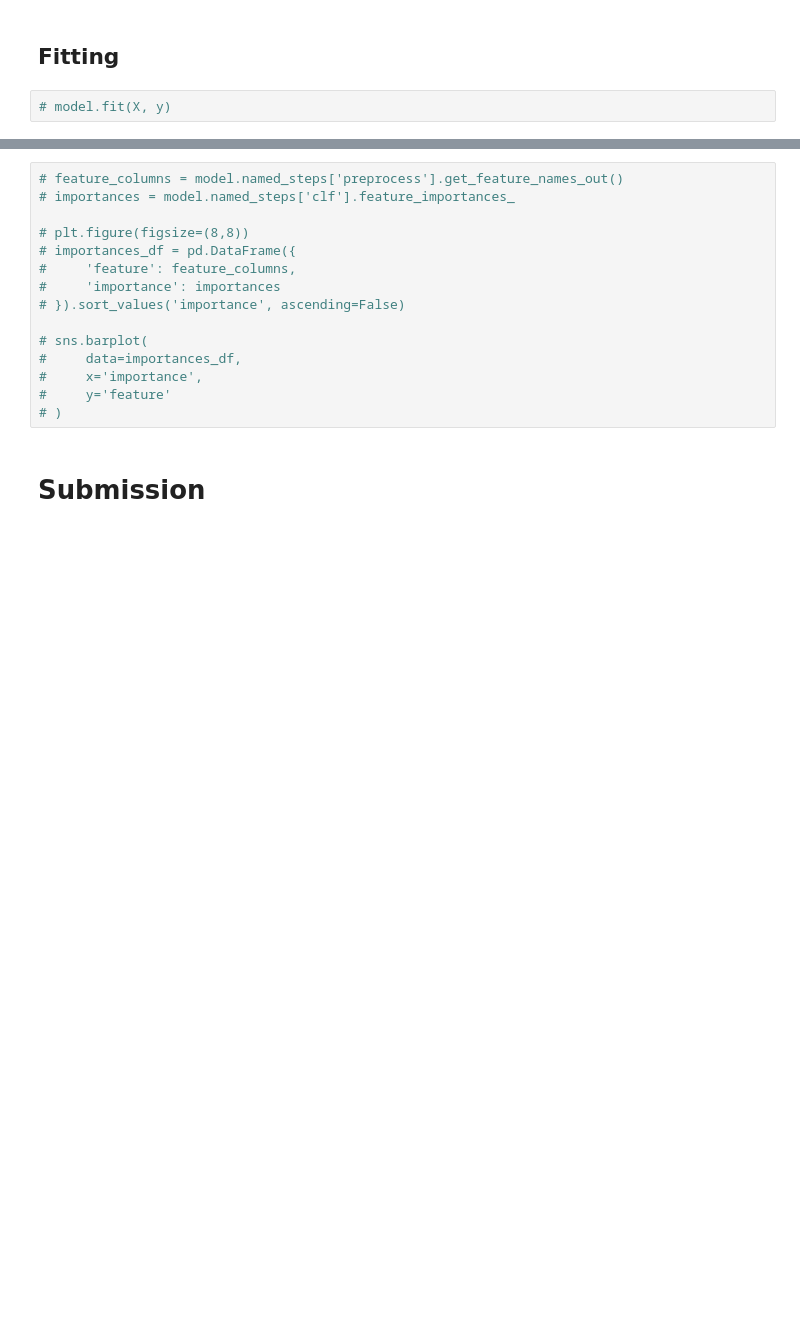
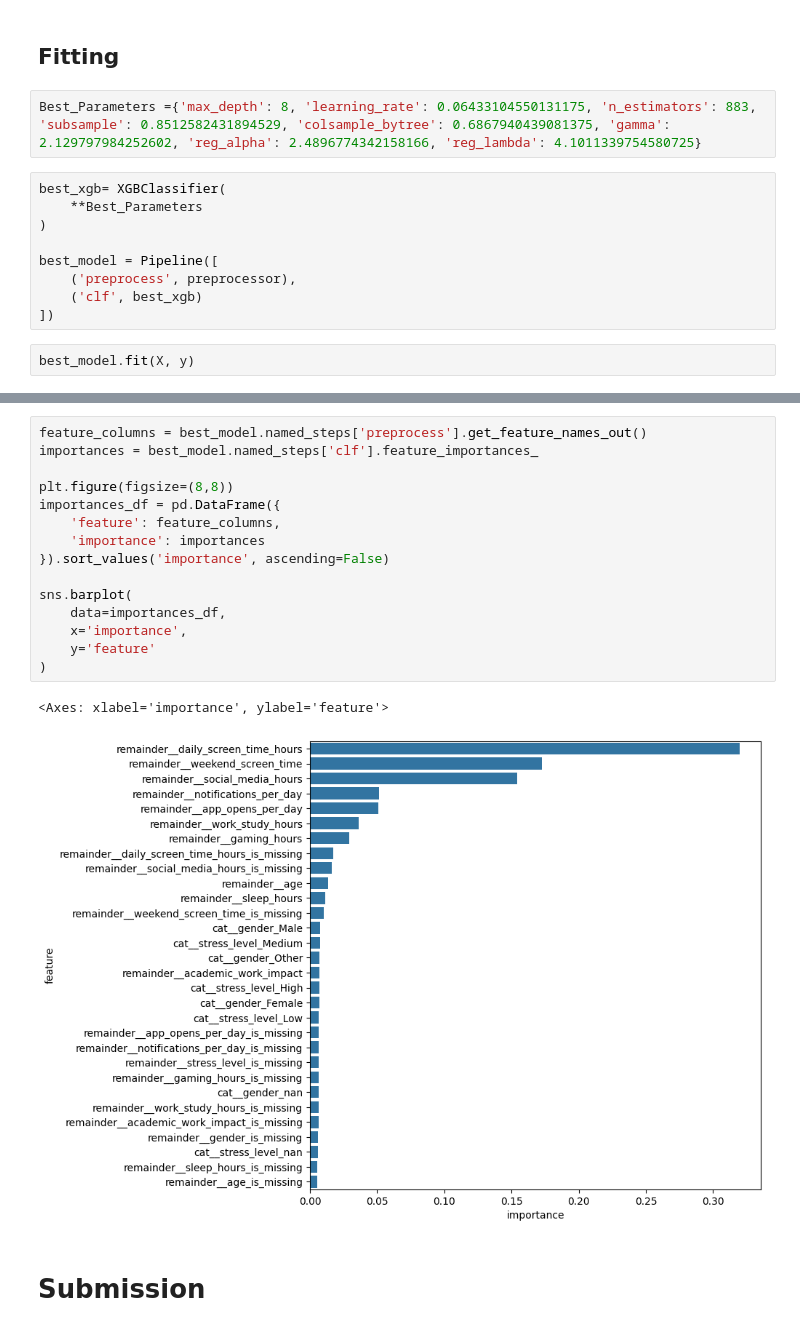
Before and after one commit to gavrilovAlikhan/ML-Practice, a Jupyter notebook: Smartphone Addiction/smatphone-addiction.ipynb, the cells around one changed output, grey strips where cells are left out. Drawn from its saved outputs; the diff is of its cells as text; blank space fills up the shorter version.

Commit message:
optuna best parameters v1

```diff
--- a/Smartphone Addiction/smatphone-addiction.ipynb
+++ b/Smartphone Addiction/smatphone-addiction.ipynb
@@ -392,5 +417,16 @@ print(f"\nBest Parameters: {best_params}")
 #   print(f"Fold: {fold+1}")
 # %% [markdown]
 ## Fitting
+# %%
+Best_Parameters ={'max_depth': 8, 'learning_rate': 0.06433104550131175, 'n_estimators': 883, 'subsample': 0.8512582431894529, 'colsample_bytree': 0.6867940439081375, 'gamma': 2.129797984252602, 'reg_alpha': 2.4896774342158166, 'reg_lambda': 4.1011339754580725}
+# %%
+best_xgb= XGBClassifier(
+    **Best_Parameters
+)
+
+best_model = Pipeline([
+    ('preprocess', preprocessor),
+    ('clf', best_xgb)
+])
 # %%
-# model.fit(X, y)
+best_model.fit(X, y)
@@ -397,18 +456,21 @@ print(f"\nBest Parameters: {best_params}")
 # %%
-# feature_columns = model.named_steps['preprocess'].get_feature_names_out()
-# importances = model.named_steps['clf'].feature_importances_
+feature_columns = best_model.named_steps['preprocess'].get_feature_names_out()
+importances = best_model.named_steps['clf'].feature_importances_
 
-# plt.figure(figsize=(8,8))
-# importances_df = pd.DataFrame({
-#     'feature': feature_columns,
-#     'importance': importances
-# }).sort_values('importance', ascending=False)
+plt.figure(figsize=(8,8))
+importances_df = pd.DataFrame({
+    'feature': feature_columns,
+    'importance': importances
+}).sort_values('importance', ascending=False)
 
-# sns.barplot(
-#     data=importances_df,
-#     x='importance',
-#     y='feature'
-# )
+sns.barplot(
+    data=importances_df,
+    x='importance',
+    y='feature'
+)
+# %% [output]
+<Axes: xlabel='importance', ylabel='feature'>
+[figure, added]
 # %% [markdown]
 # Submission
 # %%
```
Also changed, not shown: parts of 7 cells of this notebook.
